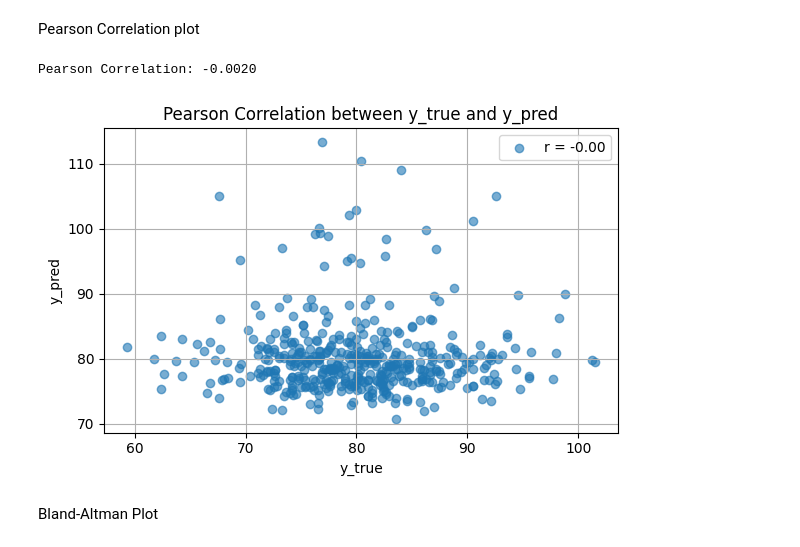
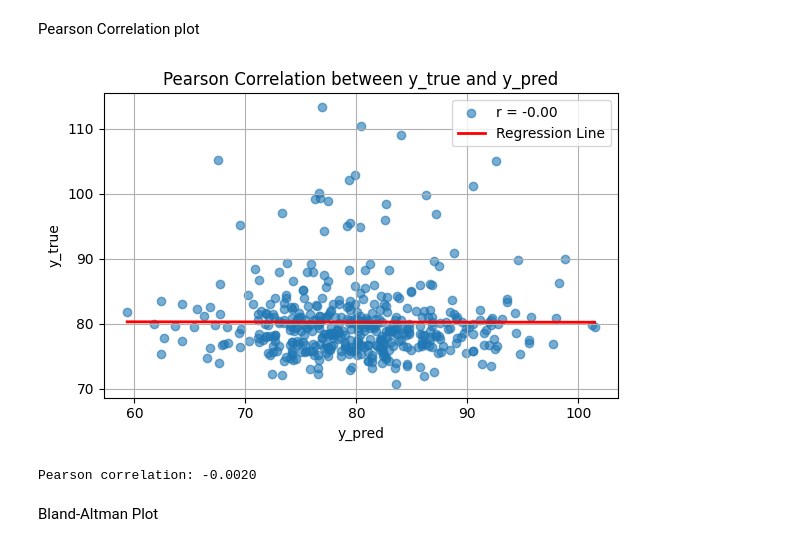
Before and after one commit to Bahey1200022/bcg-project, a Jupyter notebook: final_project.ipynb, the cells around one changed output. Saved outputs shown, nothing was run; the diff lists cells and outputs as text; code cells hidden in the pictures.

```diff
--- a/final_project.ipynb
+++ b/final_project.ipynb
@@ -103,8 +103,8 @@ DATA SAMPLE LOADING
 # %%
 
 #read csv files
-df_bcg= pd.read_csv('sample/03_20231105_BCG.csv')        #### n4 &
-df_heart=pd.read_csv("sample/03_20231105_RR.csv")   #### 1 second one
+df_bcg= pd.read_csv('/home/bahey/bio_data/dataset/data/03/BCG/03_20231105_BCG.csv')        #### n4 &
+df_heart=pd.read_csv("/home/bahey/bio_data/dataset/data/03/Reference/RR/03_20231105_RR.csv")   #### 1 second one
 
 # step 1 :Synchronize BCG and HR DataFrames from the first common time
 bcg_sync, hr_sync = synchronize_bcg_and_hr(df_bcg, df_heart)
@@ -367,23 +367,29 @@ MAPE: 8.45%
 Pearson Correlation plot
 # %%
 
-# Compute Pearson correlation
+# Compute Pearson correlation and linear regression
 corr, _ = pearsonr(y_true, y_pred)
-print(f"Pearson Correlation: {corr:.4f}")
+slope, intercept, r_value, p_value, std_err = linregress(y_pred, y_true)
+
+# Create regression line
+x_vals = np.array([min(y_pred), max(y_pred)])
+y_vals = intercept + slope * x_vals
 
 # Plot
 plt.figure(figsize=(6, 4))
 plt.scatter(y_pred, y_true, alpha=0.6, label=f"r = {corr:.2f}")
+plt.plot(x_vals, y_vals, color='red', linewidth=2, label="Regression Line")
 plt.title("Pearson Correlation between y_true and y_pred")
-plt.xlabel("y_true")
-plt.ylabel("y_pred")
+plt.xlabel("y_pred")
+plt.ylabel("y_true")
 plt.legend()
 plt.grid(True)
 plt.tight_layout()
 plt.show()
+print(f"Pearson correlation: {corr:.4f}")
 # %% [output]
+[figure, new version]
-Pearson Correlation: -0.0020
+Pearson correlation: -0.0020
-[figure, old version]
 # %% [markdown]
 Bland-Altman Plot
 # %%
```
Also changed, not shown: parts of 3 cells of this notebook.
